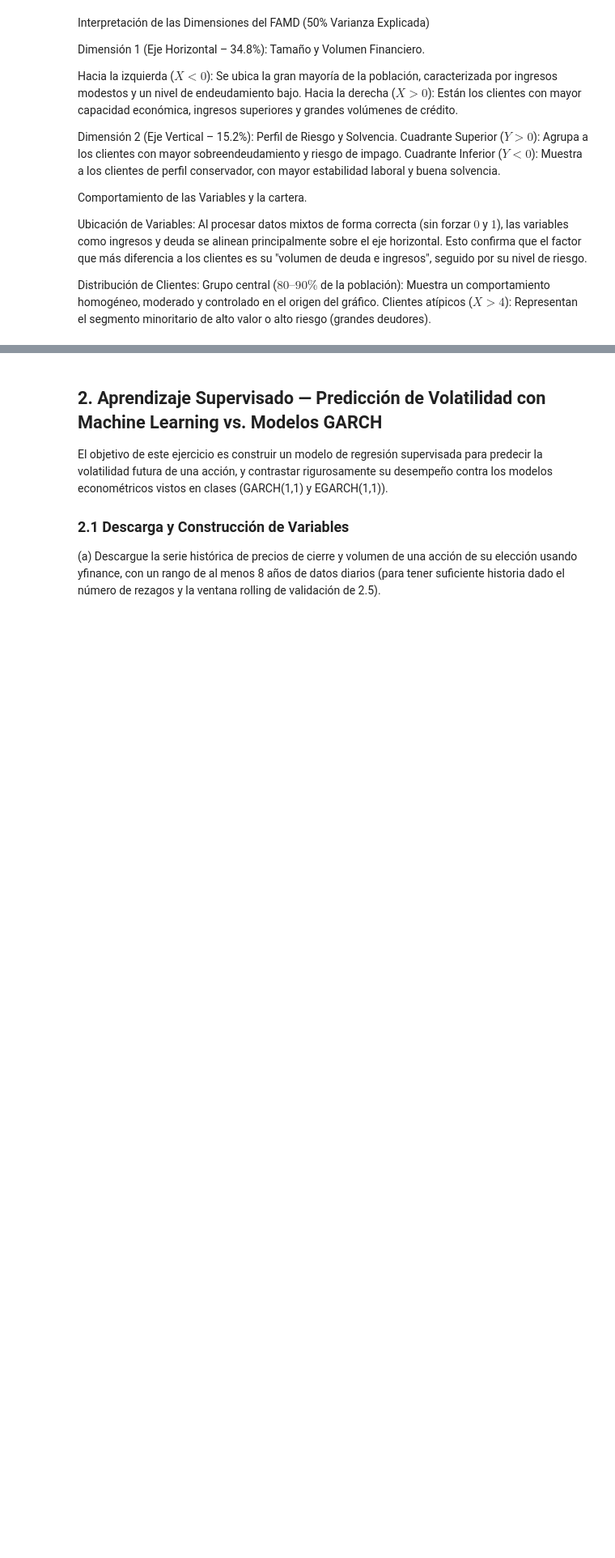
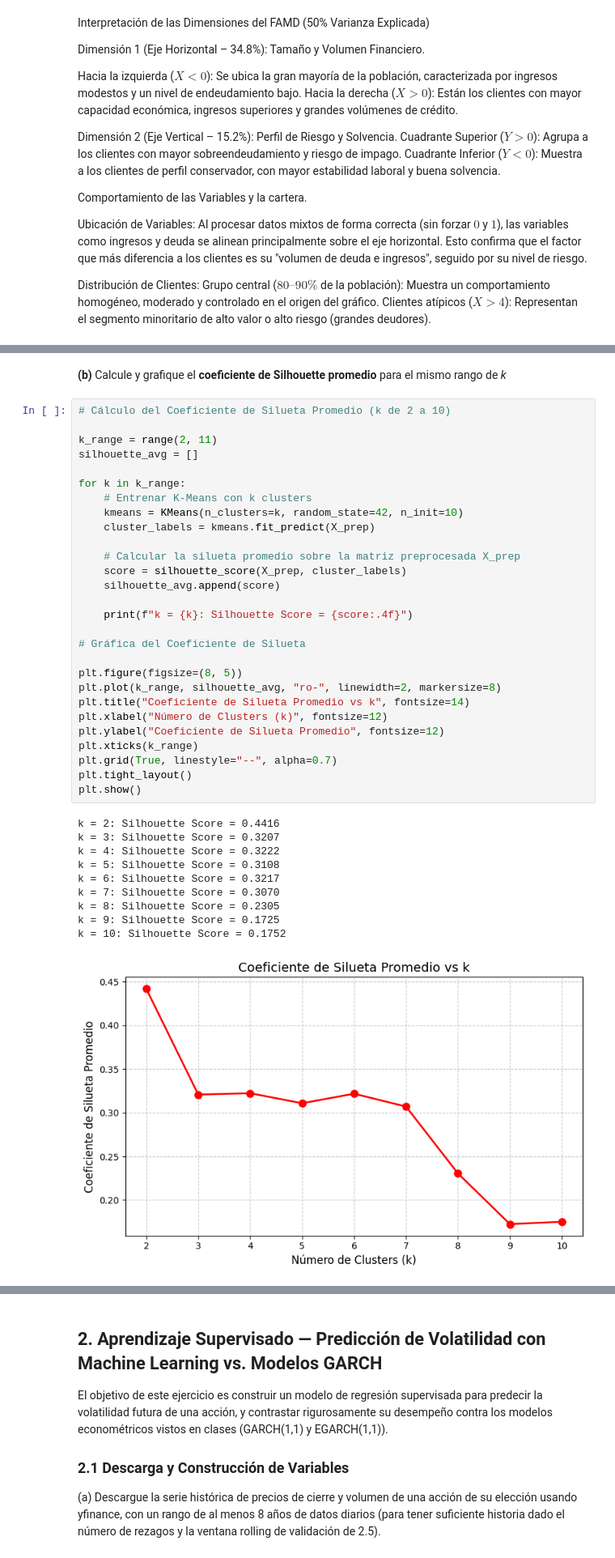
Before and after one commit to Felipe-Lopez-Vergara/ds_finance_-Lopez-, a Jupyter notebook: notebooks/HW_Sesion_6.ipynb, the cells around one changed output, grey strips where cells are left out. Shown at 81% size. Cells and saved outputs as stored; diff of their text form; blank space fills up the shorter version.

```diff
--- a/notebooks/HW_Sesion_6.ipynb
+++ b/notebooks/HW_Sesion_6.ipynb
@@ -754,0 +848,41 @@ Clientes atípicos ($X > 4$): Representan el segmento minoritario de alto valor
+# %% [markdown]
+**(b)** Calcule y grafique el **coeficiente de Silhouette promedio** para el mismo rango de *k*
+# %%
+# Cálculo del Coeficiente de Silueta Promedio (k de 2 a 10)
+
+k_range = range(2, 11)
+silhouette_avg = []
+
+for k in k_range:
+    # Entrenar K-Means con k clusters
+    kmeans = KMeans(n_clusters=k, random_state=42, n_init=10)
+    cluster_labels = kmeans.fit_predict(X_prep)
+
+    # Calcular la silueta promedio sobre la matriz preprocesada X_prep
+    score = silhouette_score(X_prep, cluster_labels)
+    silhouette_avg.append(score)
+
+    print(f"k = {k}: Silhouette Score = {score:.4f}")
+
+# Gráfica del Coeficiente de Silueta
+
+plt.figure(figsize=(8, 5))
+plt.plot(k_range, silhouette_avg, "ro-", linewidth=2, markersize=8)
+plt.title("Coeficiente de Silueta Promedio vs k", fontsize=14)
+plt.xlabel("Número de Clusters (k)", fontsize=12)
+plt.ylabel("Coeficiente de Silueta Promedio", fontsize=12)
+plt.xticks(k_range)
+plt.grid(True, linestyle="--", alpha=0.7)
+plt.tight_layout()
+plt.show()
+# %% [output]
+k = 2: Silhouette Score = 0.4416
+k = 3: Silhouette Score = 0.3207
+k = 4: Silhouette Score = 0.3222
+k = 5: Silhouette Score = 0.3108
+k = 6: Silhouette Score = 0.3217
+k = 7: Silhouette Score = 0.3070
+k = 8: Silhouette Score = 0.2305
+k = 9: Silhouette Score = 0.1725
+k = 10: Silhouette Score = 0.1752
+[figure, added]
```
Also changed, not shown: parts of 12 cells of this notebook.
